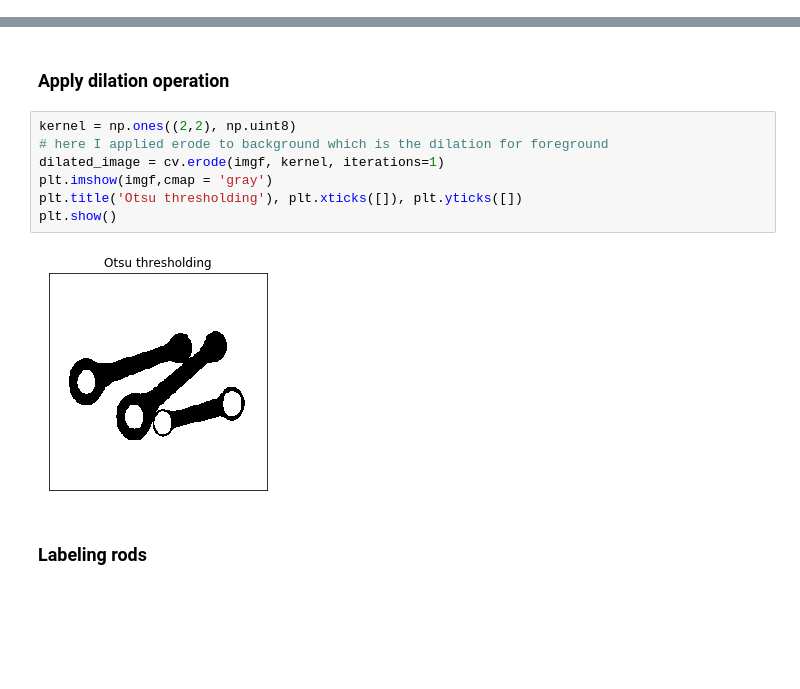
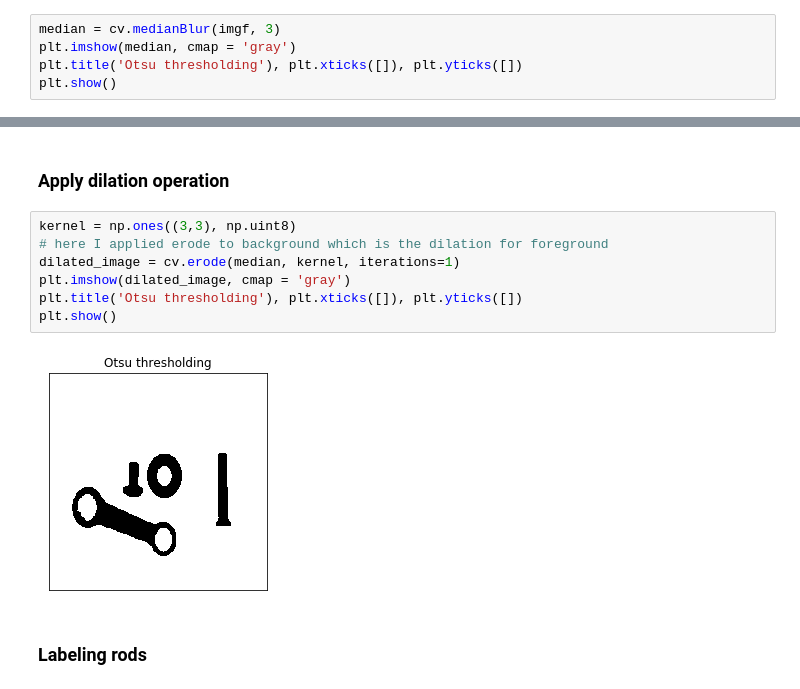
Before and after one commit to pptr3/connecting-rods, a Jupyter notebook: Connecting Rods.ipynb, the cells around one changed output, grey strips where cells are left out. Saved outputs shown, nothing was run; the diff lists cells and outputs as text; blank space fills up the shorter version.

```diff
--- a/Connecting Rods.ipynb
+++ b/Connecting Rods.ipynb
@@ -28,0 +29,5 @@ plt.show()
+# %%
+median = cv.medianBlur(imgf, 3)
+plt.imshow(median, cmap = 'gray')
+plt.title('Otsu thresholding'), plt.xticks([]), plt.yticks([])
+plt.show()
@@ -29,14 +36,14 @@ plt.show()
 # %% [markdown]
 ### Apply dilation operation
 # %%
-kernel = np.ones((2,2), np.uint8)
+kernel = np.ones((3,3), np.uint8)
 # here I applied erode to background which is the dilation for foreground
-dilated_image = cv.erode(imgf, kernel, iterations=1)
-plt.imshow(imgf,cmap = 'gray')
+dilated_image = cv.erode(median, kernel, iterations=1)
+plt.imshow(dilated_image, cmap = 'gray')
 plt.title('Otsu thresholding'), plt.xticks([]), plt.yticks([])
 plt.show()
 # %% [output]
-[figure, old version]
+[figure, new version]
 # %% [markdown]
 ### Labeling rods
 # %%
```
Also changed, not shown: parts of 10 cells of this notebook.
